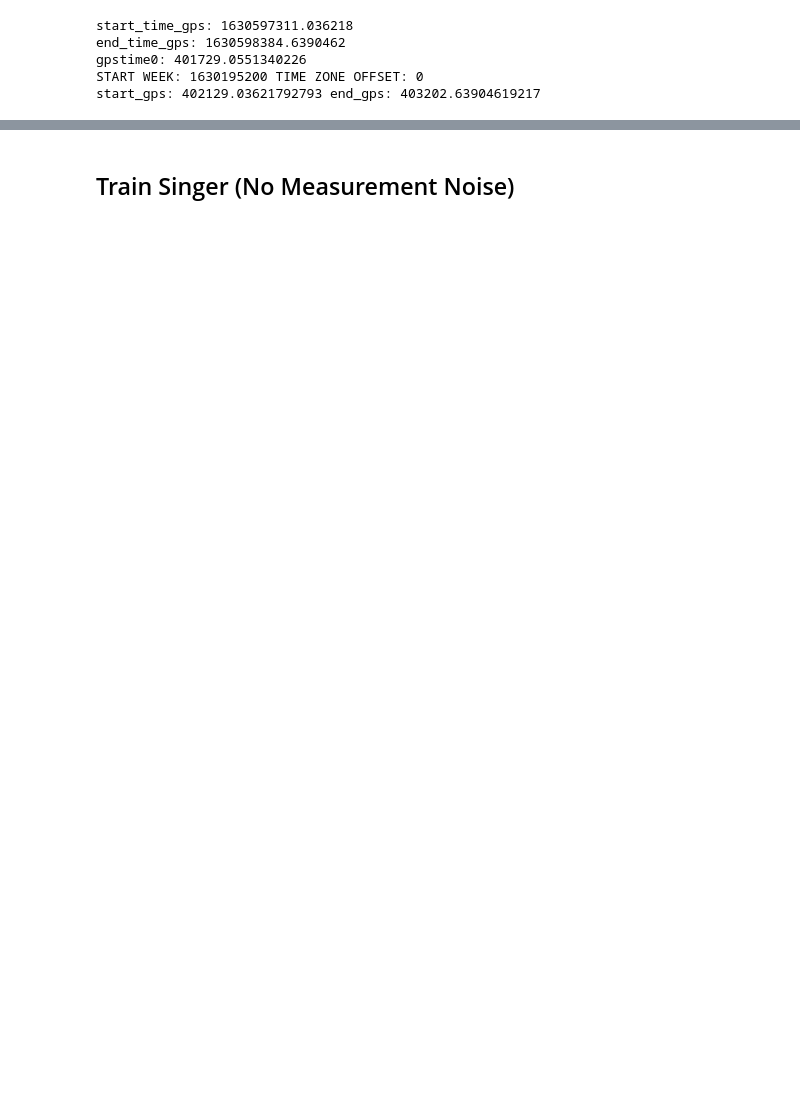
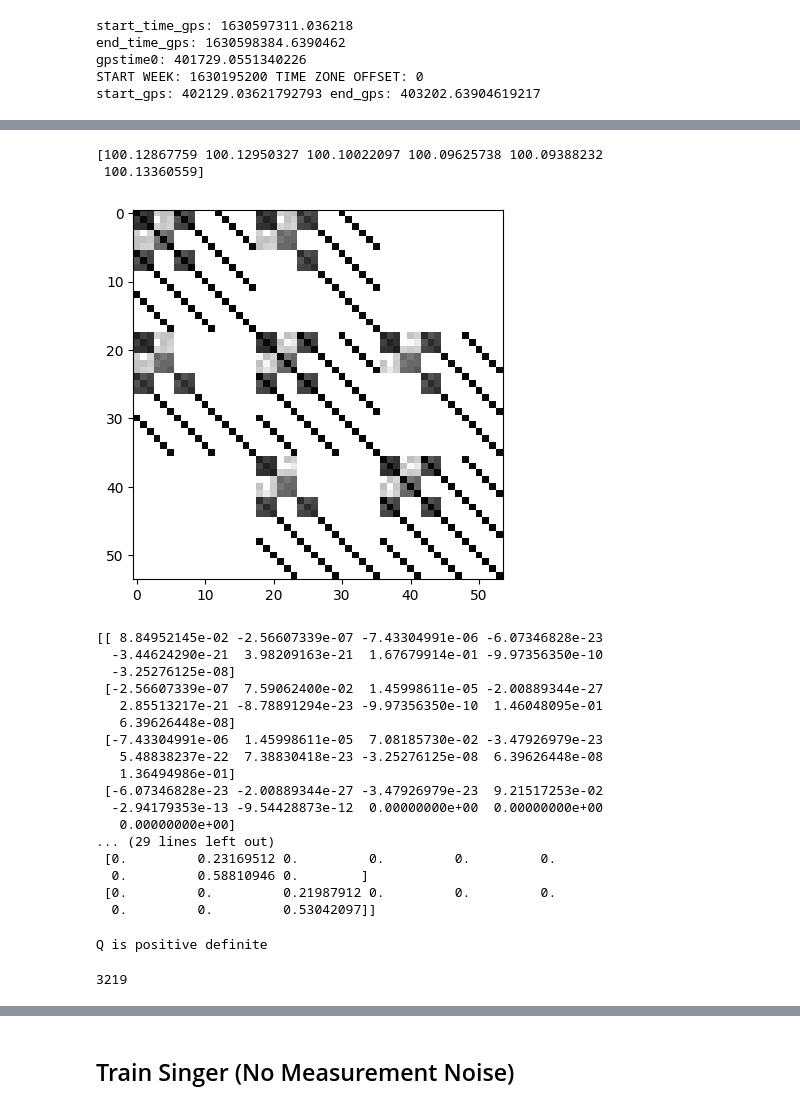
Before and after one commit to utiasASRL/steam_icp, a Jupyter notebook: script/estimate_gp_parameters.ipynb, the cells around one changed output, grey strips where cells are left out. Cells and saved outputs as stored; diff of their text form; code cells hidden in the pictures; blank space fills up the shorter version.

```diff
--- a/script/estimate_gp_parameters.ipynb
+++ b/script/estimate_gp_parameters.ipynb
@@ -19,6 +15,8 @@ from estimate_qc import *
 # %%
 root = '/workspace/raid/krb/boreas/boreas-2021-09-02-11-42/'
 SBET_RATE = 200.0
+skip = 20  # only use every skipth data from the SBET
+dim = 6
 C_enu_ned = np.array([[0, 1, 0],[1, 0, 0],[0, 0, -1]], dtype=np.float64)
 DEG_TO_RAD = np.pi / 180
 ARCSECOND_TO_DEG = 1.0 / 3600.0
@@ -27,3 +25,9 @@ changeovertime = 1627387200
 dst = [(1583650800, 1604210399), (1615705200, 1636264799), (1647154800, 1667714399), (1678604400, 1699163999), (1710054000, 1730613599)]
 # Glen Shields LLA reference (first position of first sequence)
 lla0 = np.array([0.7641426285531766, -1.3869452891985545, 153.67129211034626], dtype=np.float64)
+R_w = np.diag([0.04898588, 0.06860401, 0.04319808])
+R_wa = (2 * R_w) * (SBET_RATE / skip)**2
+R_a = np.diag([0.43000461, 0.33698219, 0.29589244])
+R_aa_k = np.zeros((dim, dim))
+R_aa_k[:3, :3] = R_a
+R_aa_k[3:, 3:] = R_wa
@@ -336,0 +346,28 @@ gamma2 = np.expand_dims(np.array(gamma2), axis=0)
+# %%
+s = np.zeros((3, 1))
+d = np.array([0, 0, 1]).reshape(1, 3)
+
+N = 25
+
+# clue: SBET
+
+for i in range(1, N):
+    C_vi = poses[0, i, :3, :3]
+    a_raw = imu_body_raw_to_applanix @ imu_raw[i, [5,4,3]].reshape(3, 1)
+    # print('a_raw: {} |a_raw|: {}'.format(a_raw.squeeze(), npla.norm(a_raw)))
+    a = accels[0, i].reshape(3, 1)
+    # print('a: {} |a|: {}'.format(a.squeeze(), npla.norm(a)))
+    # print(npla.norm(a - a_raw))
+    s += C_vi.T @ (a - a_raw)
+    # break
+
+print('SBET:')
+print(a)
+print('Raw - C_vi g:')
+print(a_raw + C_vi @ np.array([0, 0, -9.8042]).reshape(3, 1))
+print('Raw:')
+print(a_raw)
+
+g = s / N
+print('g: {}'.format(g))
+print('|g|: {}'.format(npla.norm(g)))
@@ -532,0 +781,41 @@ KeyboardInterrupt:
+# %%
+print(ad)
+# %% [output]
+[100.12867759 100.12950327 100.10022097 100.09625738 100.09388232
+ 100.13360559]
+# %%
+plt.imshow(np.log(np.abs(Q[:54, :54].toarray())), 'binary')
+plt.show()
+print(Q[:9, :9].toarray())
+print(Q[-9:, -9:].toarray())
+# %% [output]
+[figure, added]
+[[ 8.84952145e-02 -2.56607339e-07 -7.43304991e-06 -6.07346828e-23
+  -3.44624290e-21  3.98209163e-21  1.67679914e-01 -9.97356350e-10
+  -3.25276125e-08]
+ [-2.56607339e-07  7.59062400e-02  1.45998611e-05 -2.00889344e-27
+   2.85513217e-21 -8.78891294e-23 -9.97356350e-10  1.46048095e-01
+   6.39626448e-08]
+ [-7.43304991e-06  1.45998611e-05  7.08185730e-02 -3.47926979e-23
+   5.48838237e-22  7.38830418e-23 -3.25276125e-08  6.39626448e-08
+   1.36494986e-01]
+ [-6.07346828e-23 -2.00889344e-27 -3.47926979e-23  9.21517253e-02
+  -2.94179353e-13 -9.54428873e-12  0.00000000e+00  0.00000000e+00
+   0.00000000e+00]
+... (29 lines left out)
+ [0.         0.23169512 0.         0.         0.         0.
+  0.         0.58810946 0.        ]
+ [0.         0.         0.21987912 0.         0.         0.
+  0.         0.         0.53042097]]
+# %%
+# L = npla.cholesky(Q.toarray())
+if np.sum(npla.eigvals(Q[-180:,-180:].toarray()) <= 0) != 0:
+    print('there are nonzero eigenvalues in Q')
+else:
+    print('Q is positive definite')
+# %% [output]
+Q is positive definite
+# %%
+print(Q.shape[0] // dim)
+# %% [output]
+3219
```
Also changed, not shown: parts of 47 cells of this notebook, 15 other files.
